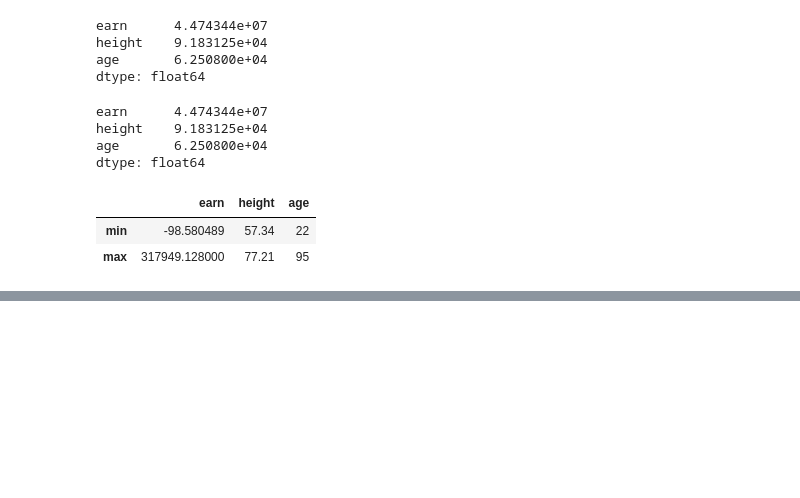
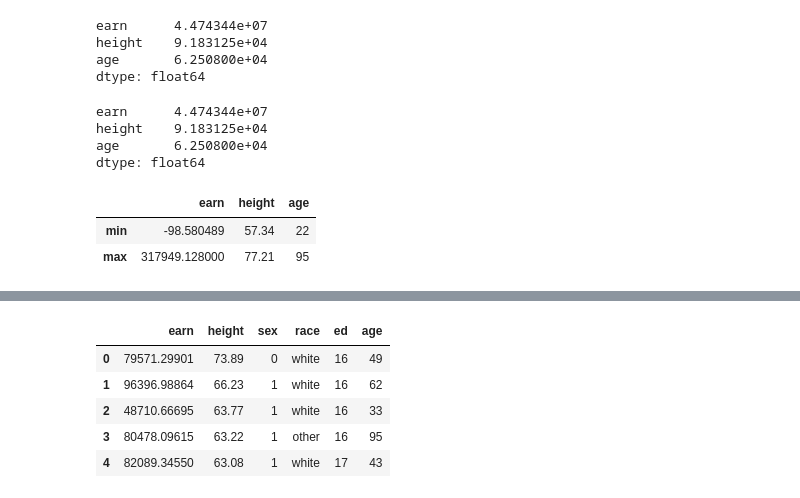
Before and after one commit to gih0109/AI-study, a Jupyter notebook: boostcourse/AI Tech pre-course/Pandas_1_2.ipynb, the cells around one changed output, grey strips where cells are left out. Saved outputs shown, nothing was run; the diff lists cells and outputs as text; code cells hidden in the pictures; blank space fills up the shorter version.

```diff
--- a/boostcourse/AI Tech pre-course/Pandas_1_2.ipynb
+++ b/boostcourse/AI Tech pre-course/Pandas_1_2.ipynb
@@ -559,0 +603,9 @@ df_info.apply(f)
+# %%
+df.head()
+# %% [output]
+|  | earn | height | sex | race | ed | age |
+| 0 | 79571.29901 | 73.89 | 0 | white | 16 | 49 |
+| 1 | 96396.98864 | 66.23 | 1 | white | 16 | 62 |
+| 2 | 48710.66695 | 63.77 | 1 | white | 16 | 33 |
+| 3 | 80478.09615 | 63.22 | 1 | other | 16 | 95 |
+| 4 | 82089.34550 | 63.08 | 1 | white | 17 | 43 |
```
Also changed, not shown: parts of 24 cells of this notebook.
